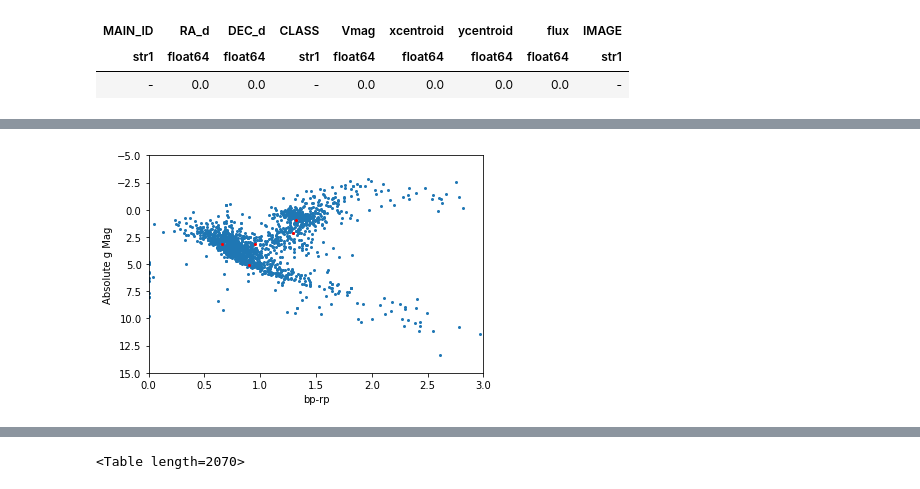
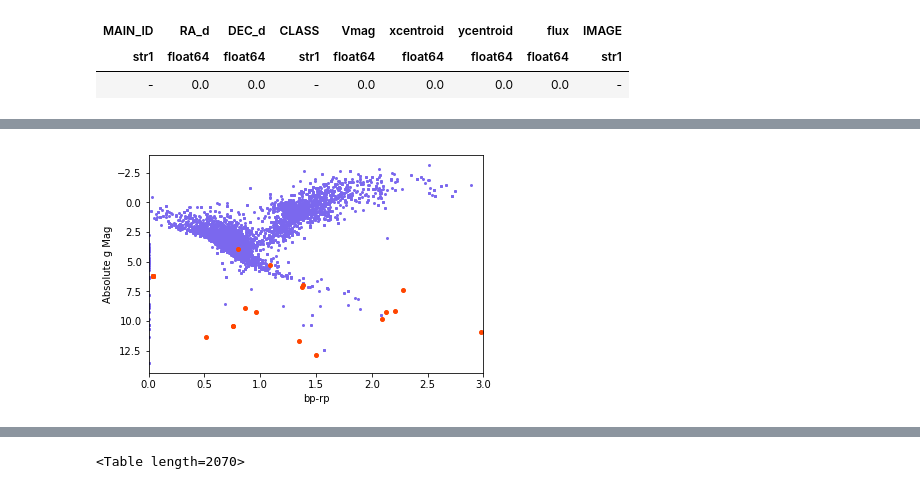
Before and after one commit to mj1e16lsst/keplerPhotometry, a Jupyter notebook: bigTable-stable.ipynb, the cells around one changed output, grey strips where cells are left out. Drawn from its saved outputs; the diff is of its cells as text; code cells hidden in the pictures.

```diff
--- a/bigTable-stable.ipynb
+++ b/bigTable-stable.ipynb
@@ -779,3 +739,7 @@ smallTab
 | 2MASS J19393539+4900241 | 294.897456592791 | 49.0067104408479 | RGB* | 645.012 | 273.612 | 3651.136 | diff_imNo31_channel13_ccd13.fits |
 | KIC 10256300 | 283.1588365335496 | 47.3937710691911 | Star | 847.0221 | 792.5739 | 4922.818 | diff_imNo31_channel9_ccd9.fits |
 | KOI-6167 | 283.0662745616069 | 43.7435568227975 | EB*Algol | 851.0325 | 318.8774 | 4745.73 | diff_imNo40_channel30_ccd54.fits |
+# %%
+tabTot = ascii.read('/home/mj1e16/outTablesImproved/final/10sn.csv')
+# %%
+result_table = gaiaSearch(tabTot[0:10000])
@@ -782,3 +768,5 @@ smallTab
+# %%
+otherGaiaTab = ascii.read('/home/mj1e16/outTablesImproved/final/magone.csv')
 # %%
 newGaiaTab = gaiaSearch(otherGaiaTab)
 # %% [output]
@@ -805,15 +793,15 @@ Query finished.
 # %%
 refmagandcolour = colourMag(result_table)
 # %%
-magandcolour =colourMag(newGaiaTab)
+magandcolour = colourMag(newGaiaTab,maxError=.9)
 # %%
-plt.plot(refmagandcolour['colour'],refmagandcolour['absMag'],'o',markersize=2)
-plt.plot(magandcolour['colour'],magandcolour['absMag'],'ro',markersize=2)
-plt.ylim([-5,15])
+plt.plot(refmagandcolour['colour'],refmagandcolour['absMag'],'o',color='mediumslateblue',markersize=2)
+plt.plot(magandcolour['colour'],magandcolour['absMag'],'o',color='orangered',markersize=4)
+# plt.ylim([-5,15])
 plt.xlim([0,3])
 plt.gca().invert_yaxis()
 plt.ylabel('Absolute g Mag')
 plt.xlabel('bp-rp')
 plt.show()
 # %% [output]
-[figure, old version]
+[figure, new version]
```
Also changed, not shown: parts of 14 cells of this notebook, 8 other files.
